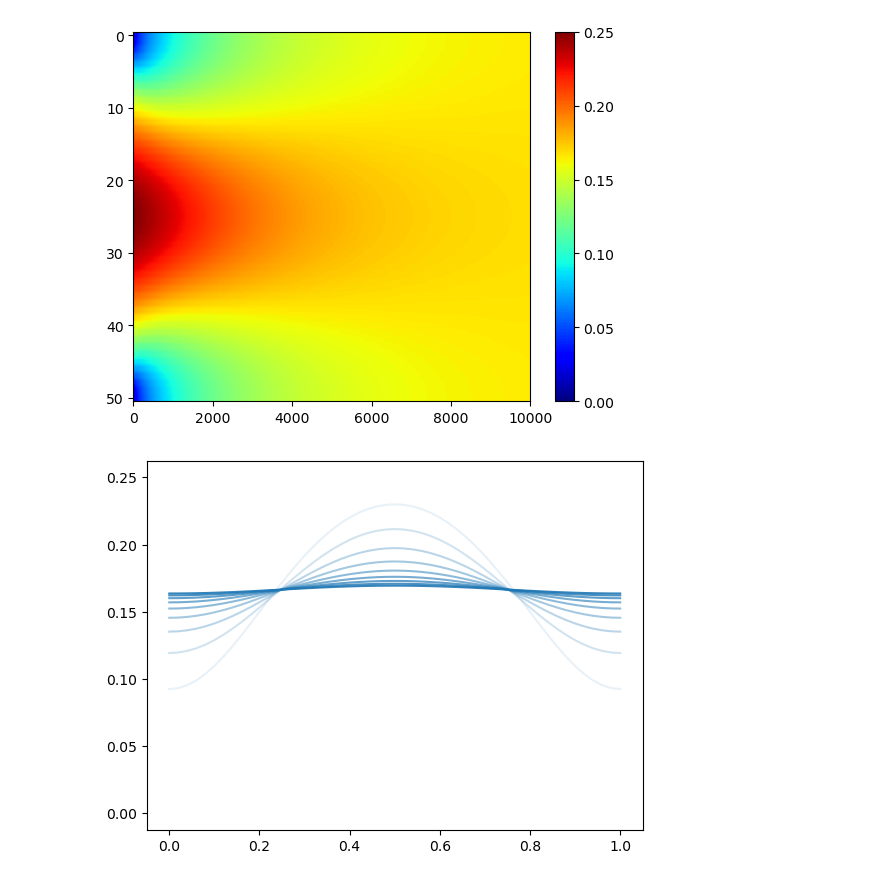
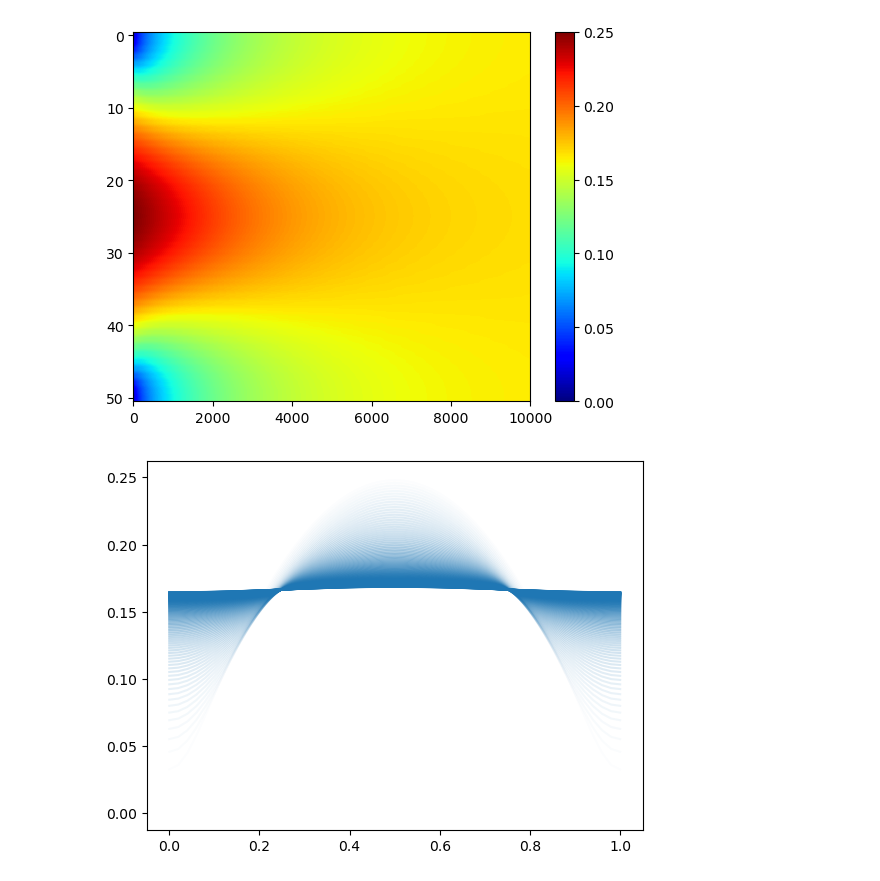
Before and after one commit to UBCMath/MATH316, a Jupyter notebook: _sources/heat.ipynb, the cells around one changed output. Saved outputs shown, nothing was run; the diff lists cells and outputs as text; code cells hidden in the pictures.

```diff
--- a/_sources/heat.ipynb
+++ b/_sources/heat.ipynb
@@ -379,9 +379,9 @@ plt.show()
 [figure]
 # %%
 x = np.linspace(0,L,N+1)
-nframes = 10
+nframes = 100
 step = M//nframes
 for i in range(nframes):
     plt.plot(x,U[:,step*i],'C0',alpha=i/nframes)
 # %% [output]
-[figure, old version]
+[figure, new version]
```
Also changed, not shown: parts of 1 cell of this notebook, 3 other files.
